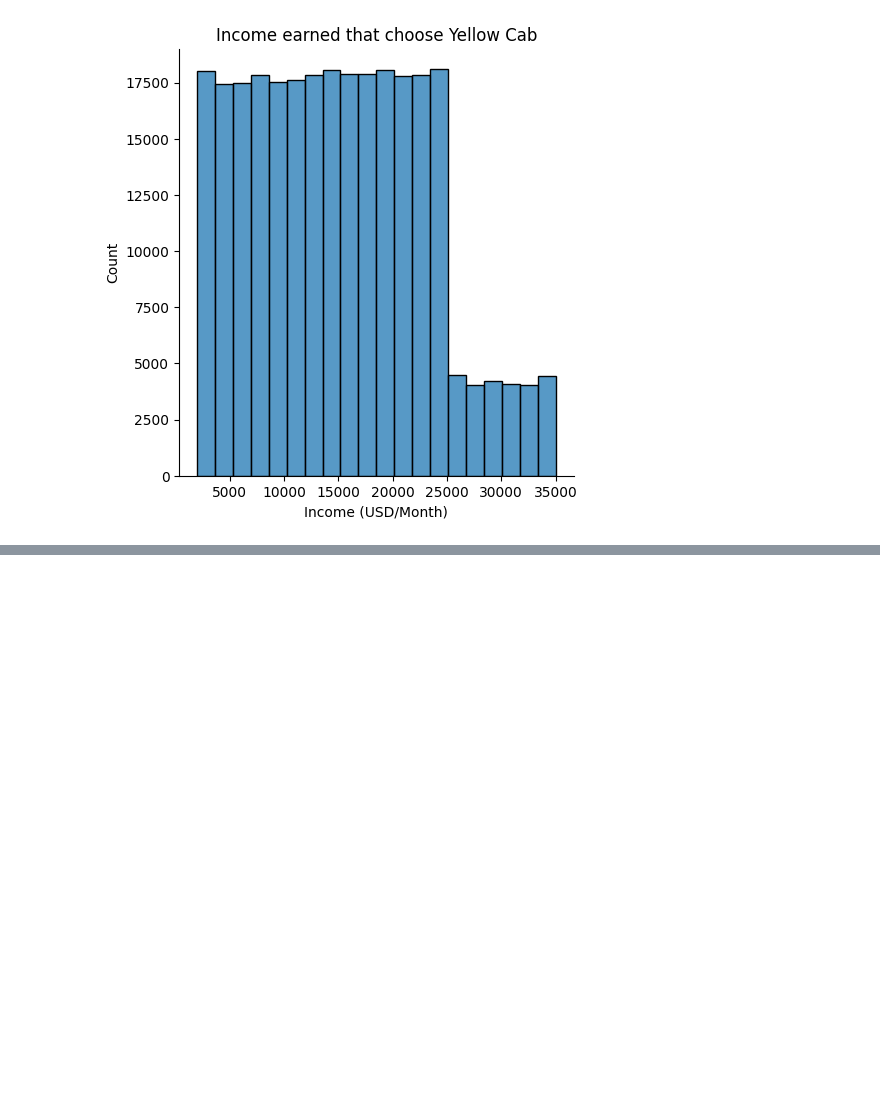
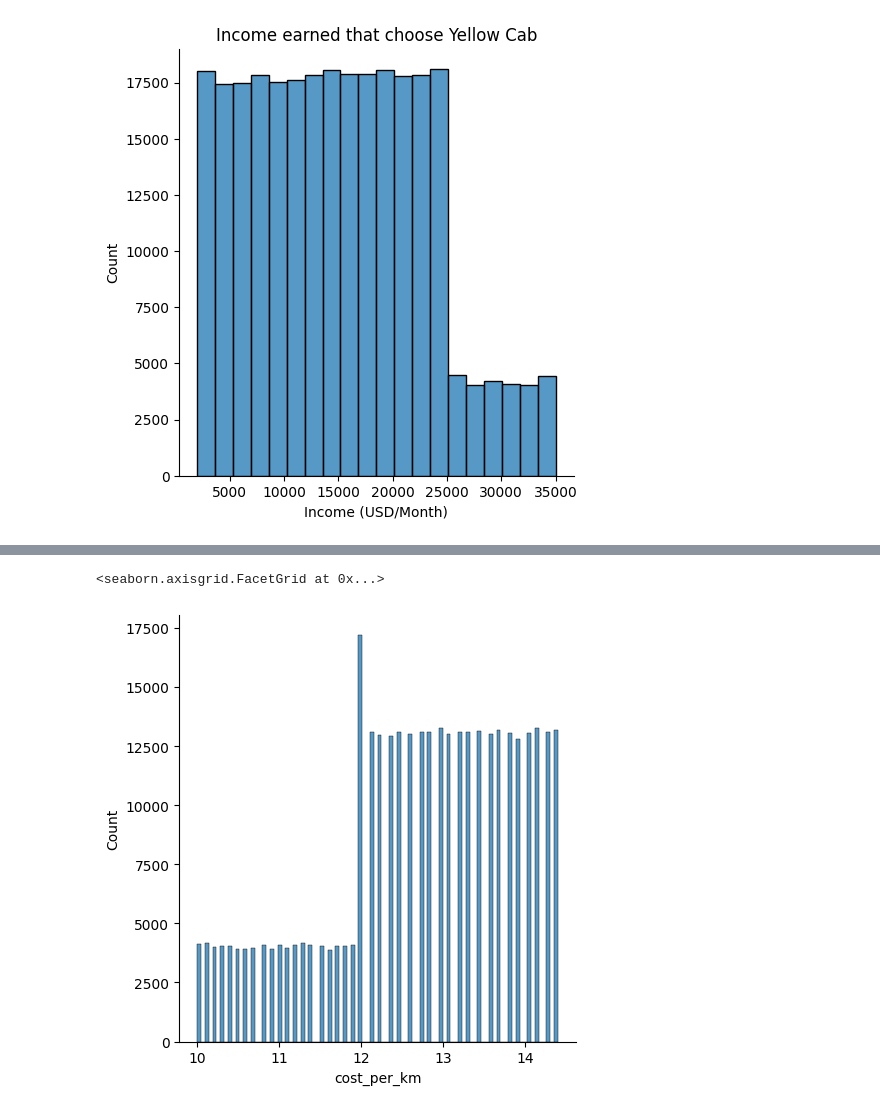
Before and after one commit to Wabinab/DataSets, a Jupyter notebook: discovery2.ipynb, the cells around one changed output, grey strips where cells are left out. Saved outputs shown, nothing was run; the diff lists cells and outputs as text; code cells hidden in the pictures; blank space fills up the shorter version.

```diff
--- a/discovery2.ipynb
+++ b/discovery2.ipynb
@@ -287,0 +404,6 @@ for company, data in cab_tran_cus.groupby("Company")["Income (USD/Month)"]:
+# %%
+cab_tran_cus["cost_per_km"] = cab_tran_cus["Cost of Trip"] / cab_tran_cus["KM Travelled"]
+sns.displot(x=cab_tran_cus["cost_per_km"])
+# %% [output]
+<seaborn.axisgrid.FacetGrid at 0x...>
+[figure, added]
```
Also changed, not shown: parts of 29 cells of this notebook, 12 other files.
